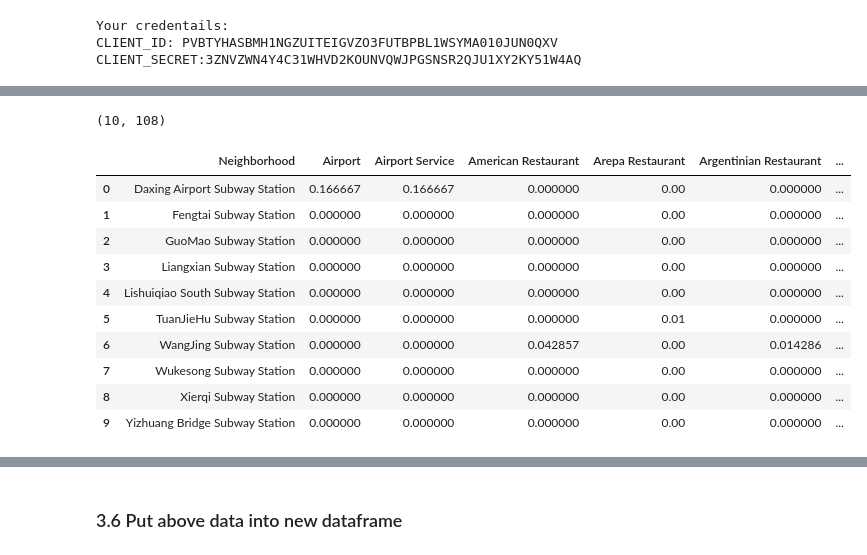
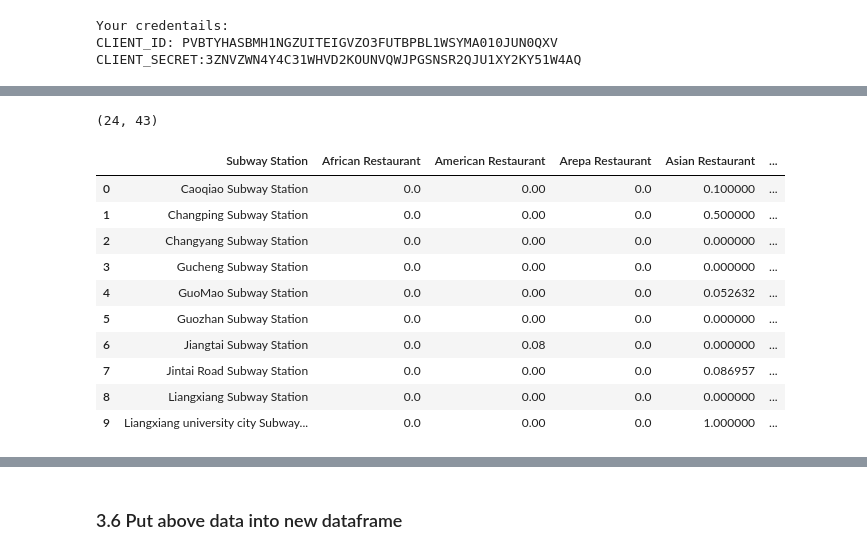
Before and after one commit to cuiwent/coursera_capstone_project, a Jupyter notebook: coursera_foursquare_beijing.ipynb, the cells around one changed output, grey strips where cells are left out. Drawn from its saved outputs; the diff is of its cells as text; code cells hidden in the pictures.

```diff
--- a/coursera_foursquare_beijing.ipynb
+++ b/coursera_foursquare_beijing.ipynb
@@ -121,6 +128,6 @@ LIMIT = 200
 # %%
 
-def getNearbyVenues(names, latitudes, longitudes, radius=5000):
+def getNearbyVenues(names, latitudes, longitudes, radius=2000):
 
     venues_list=[]
     for name, lat, lng in zip(names, latitudes, longitudes):
@@ -150,9 +157,9 @@ def getNearbyVenues(names, latitudes, longitudes, radius=5000):
             v['venue']['categories'][0]['name']) for v in results])
 
     nearby_venues = pd.DataFrame([item for venue_list in venues_list for item in venue_list])
-    nearby_venues.columns = ['Neighborhood',
-                  'Neighborhood Latitude',
-                  'Neighborhood Longitude',
+    nearby_venues.columns = ['Subway Station',
+                  'Subway Latitude',
+                  'Subway Longitude',
                   'Venue',
                   'Venue Latitude',
                   'Venue Longitude',
@@ -161,7 +168,7 @@ def getNearbyVenues(names, latitudes, longitudes, radius=5000):
     return(nearby_venues)
 # %%
 # type your answer here
-beijing_venues = getNearbyVenues(names=beijing_df['Neighborhood'],
+beijing_venues = getNearbyVenues(names=beijing_df['Subway Station'],
                                    latitudes=beijing_df['Latitude'],
                                    longitudes=beijing_df['Longitude']
                                   )
@@ -206,0 +280,4 @@ beijing_venues.groupby('Neighborhood').count()
+# %%
+beijing_restaurant_venues = beijing_venues[beijing_venues['Venue Category'].str.contains('Restaurant')]
+print(beijing_restaurant_venues.shape)
+beijing_restaurant_venues.head(20)
@@ -207,13 +305,14 @@ beijing_venues.groupby('Neighborhood').count()
 # %%
 # one hot encoding
-beijing_onehot = pd.get_dummies(beijing_venues[['Venue Category']], prefix="", prefix_sep="")
+beijing_restaurant_onehot = pd.get_dummies(beijing_restaurant_venues[['Venue Category']], prefix="", prefix_sep="")
 
 # add neighborhood column back to dataframe
-beijing_onehot['Neighborhood'] = beijing_venues['Neighborhood']
+beijing_restaurant_onehot['Subway Station'] = beijing_restaurant_venues['Subway Station']
 
 # move neighborhood column to the first column
-fixed_columns = [beijing_onehot.columns[-1]] + list(beijing_onehot.columns[:-1])
-beijing_onehot = beijing_onehot[fixed_columns]
+fixed_columns = [beijing_restaurant_onehot.columns[-1]] + list(beijing_restaurant_onehot.columns[:-1])
+beijing_restaurant_onehot = beijing_restaurant_onehot[fixed_columns]
 
-beijing_onehot.head(10)
+print(beijing_restaurant_onehot.shape)
+beijing_restaurant_onehot.head(10)
 # %% [output]
@@ -231,21 +331,21 @@ beijing_onehot.head(10)
 # %%
-beijing_grouped = beijing_onehot.groupby('Neighborhood').mean().reset_index()
+beijing_restaurant_grouped = beijing_restaurant_onehot.groupby('Subway Station').mean().reset_index()
 
-print(beijing_grouped.shape)
-beijing_grouped.head(10)
+print(beijing_restaurant_grouped.shape)
+beijing_restaurant_grouped.head(10)
 # %% [output]
-(10, 108)
+(24, 43)
-|  | Neighborhood | Airport | Airport Service | American Restaurant | Arepa Restaurant | Argentinian Restaurant | ... |
-| 0 | Daxing Airport Subway Station | 0.166667 | 0.166667 | 0.000000 | 0.00 | 0.000000 | ... |
-| 1 | Fengtai Subway Station | 0.000000 | 0.000000 | 0.000000 | 0.00 | 0.000000 | ... |
-| 2 | GuoMao Subway Station | 0.000000 | 0.000000 | 0.000000 | 0.00 | 0.000000 | ... |
-| 3 | Liangxian Subway Station | 0.000000 | 0.000000 | 0.000000 | 0.00 | 0.000000 | ... |
-| 4 | Lishuiqiao South Subway Station | 0.000000 | 0.000000 | 0.000000 | 0.00 | 0.000000 | ... |
-| 5 | TuanJieHu Subway Station | 0.000000 | 0.000000 | 0.000000 | 0.01 | 0.000000 | ... |
-| 6 | WangJing Subway Station | 0.000000 | 0.000000 | 0.042857 | 0.00 | 0.014286 | ... |
-| 7 | Wukesong Subway Station | 0.000000 | 0.000000 | 0.000000 | 0.00 | 0.000000 | ... |
-| 8 | Xierqi Subway Station | 0.000000 | 0.000000 | 0.000000 | 0.00 | 0.000000 | ... |
-| 9 | Yizhuang Bridge Subway Station | 0.000000 | 0.000000 | 0.000000 | 0.00 | 0.000000 | ... |
+|  | Subway Station | African Restaurant | American Restaurant | Arepa Restaurant | Asian Restaurant | ... |
+| 0 | Caoqiao Subway Station | 0.0 | 0.00 | 0.0 | 0.100000 | ... |
+| 1 | Changping Subway Station | 0.0 | 0.00 | 0.0 | 0.500000 | ... |
+| 2 | Changyang Subway Station | 0.0 | 0.00 | 0.0 | 0.000000 | ... |
+| 3 | Gucheng Subway Station | 0.0 | 0.00 | 0.0 | 0.000000 | ... |
+| 4 | GuoMao Subway Station | 0.0 | 0.00 | 0.0 | 0.052632 | ... |
+| 5 | Guozhan Subway Station | 0.0 | 0.00 | 0.0 | 0.000000 | ... |
+| 6 | Jiangtai Subway Station | 0.0 | 0.08 | 0.0 | 0.000000 | ... |
+| 7 | Jintai Road Subway Station | 0.0 | 0.00 | 0.0 | 0.086957 | ... |
+| 8 | Liangxiang Subway Station | 0.0 | 0.00 | 0.0 | 0.000000 | ... |
+| 9 | Liangxiang university city Subway... | 0.0 | 0.00 | 0.0 | 1.000000 | ... |
 # %%
 #hood_test='Agincourt'
 #temp_test = scarborough_grouped[scarborough_grouped['Neighborhood'] == hood_test].T.reset_index()
```
Also changed, not shown: parts of 36 cells of this notebook, 2 other files.
